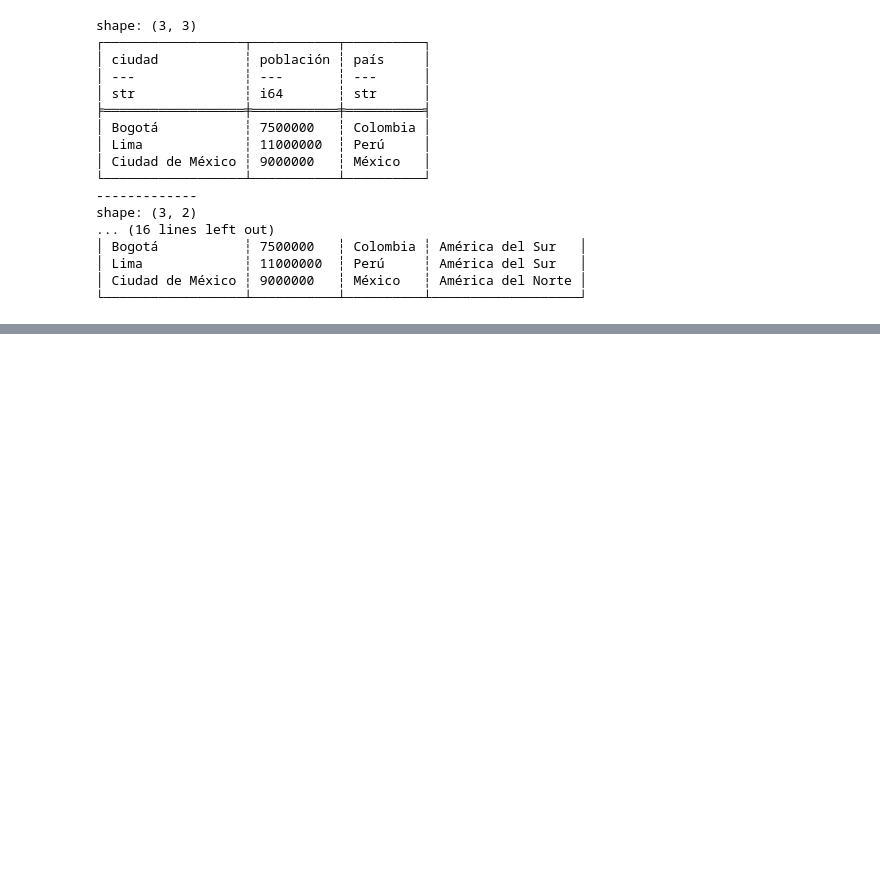
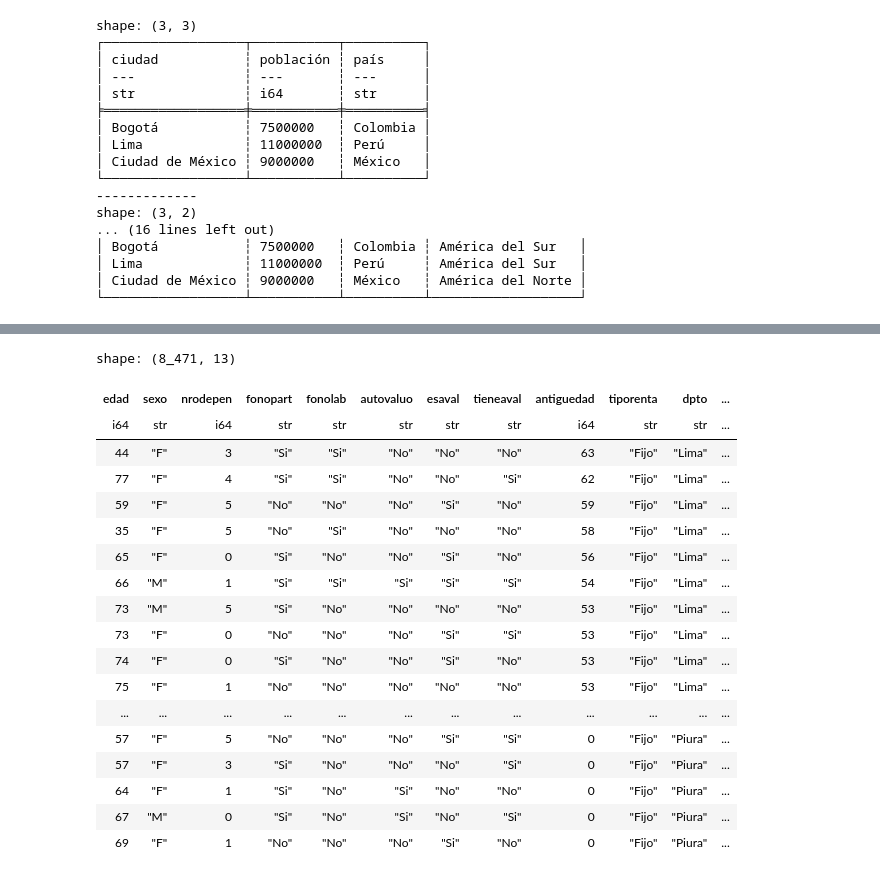
Before and after one commit to LuisDiaz1/Parcial, a Jupyter notebook: Parcial_LPII.ipynb, the cells around one changed output, grey strips where cells are left out. Cells and saved outputs as stored; diff of their text form; code cells hidden in the pictures; blank space fills up the shorter version.

Commit message:
se agrego la funcion pl.with_columns()

```diff
--- a/Parcial_LPII.ipynb
+++ b/Parcial_LPII.ipynb
@@ -342,0 +375,24 @@ shape: (3, 2)
+# %%
+data_new_edad_2=data.with_columns((pl.col("edad")**2).alias("edad**2"))
+# se creo una columna que es la columna edad elevado al cuadrado
+data_new_edad_2
+# %% [output]
+shape: (8_471, 13)
+| edad | sexo | nrodepen | fonopart | fonolab | autovaluo | esaval | tieneaval | antiguedad | tiporenta | dpto | ... |
+| i64 | str | i64 | str | str | str | str | str | i64 | str | str | ... |
+| 44 | "F" | 3 | "Si" | "Si" | "No" | "No" | "No" | 63 | "Fijo" | "Lima" | ... |
+| 77 | "F" | 4 | "Si" | "Si" | "No" | "No" | "Si" | 62 | "Fijo" | "Lima" | ... |
+| 59 | "F" | 5 | "No" | "No" | "No" | "Si" | "No" | 59 | "Fijo" | "Lima" | ... |
+| 35 | "F" | 5 | "No" | "Si" | "No" | "No" | "No" | 58 | "Fijo" | "Lima" | ... |
+| 65 | "F" | 0 | "Si" | "No" | "No" | "Si" | "No" | 56 | "Fijo" | "Lima" | ... |
+| 66 | "M" | 1 | "Si" | "Si" | "Si" | "Si" | "Si" | 54 | "Fijo" | "Lima" | ... |
+| 73 | "M" | 5 | "Si" | "No" | "No" | "No" | "No" | 53 | "Fijo" | "Lima" | ... |
+| 73 | "F" | 0 | "No" | "No" | "No" | "Si" | "Si" | 53 | "Fijo" | "Lima" | ... |
+| 74 | "F" | 0 | "Si" | "No" | "No" | "Si" | "No" | 53 | "Fijo" | "Lima" | ... |
+| 75 | "F" | 1 | "No" | "No" | "No" | "No" | "No" | 53 | "Fijo" | "Lima" | ... |
+| ... | ... | ... | ... | ... | ... | ... | ... | ... | ... | ... | ... |
+| 57 | "F" | 5 | "No" | "No" | "No" | "Si" | "Si" | 0 | "Fijo" | "Piura" | ... |
+| 57 | "F" | 3 | "Si" | "No" | "No" | "No" | "Si" | 0 | "Fijo" | "Piura" | ... |
+| 64 | "F" | 1 | "Si" | "No" | "Si" | "No" | "No" | 0 | "Fijo" | "Piura" | ... |
+| 67 | "M" | 0 | "Si" | "No" | "Si" | "No" | "Si" | 0 | "Fijo" | "Piura" | ... |
+| 69 | "F" | 1 | "No" | "No" | "No" | "Si" | "No" | 0 | "Fijo" | "Piura" | ... |
```
Also changed, not shown: parts of 3 cells of this notebook.
